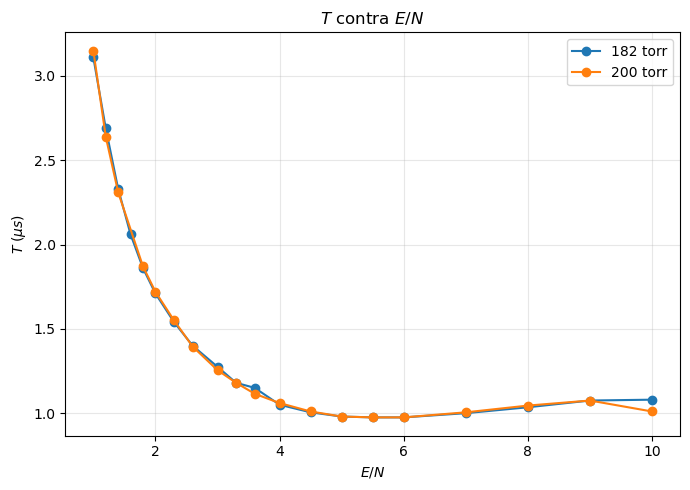
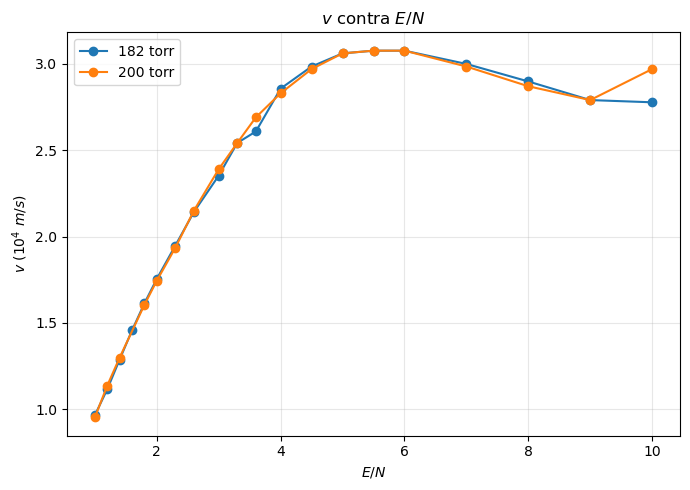
Unified diff of the notebook cell whose output changed from the first chart to the second:
--- before
+++ after
@@ -4,4 +4,5 @@
 # Leer datos
 df = pd.read_csv("../datos/cascada.csv")
+d=3 #cm
 
 # Convertir columnas con coma decimal a float
@@ -13,7 +14,8 @@
 
 for presion, grupo in df.groupby("presion_tor"):
+    v = d/grupo["T_micro"]
     plt.plot(
         grupo["E/N"],
-        grupo["T_micro"],
+        v,
         marker="o",
         linestyle="-",
@@ -22,6 +24,6 @@
 
 plt.xlabel(r"$E/N$")
-plt.ylabel(r"$T\;(\mu s)$")
-plt.title(r"$T$ contra $E/N$")
+plt.ylabel(r"$v \ (10^4 \ m/s)$")
+plt.title(r"$v$ contra $E/N$")
 plt.grid(True, alpha=0.3)
 plt.legend()

Commit: Graficas velocidad